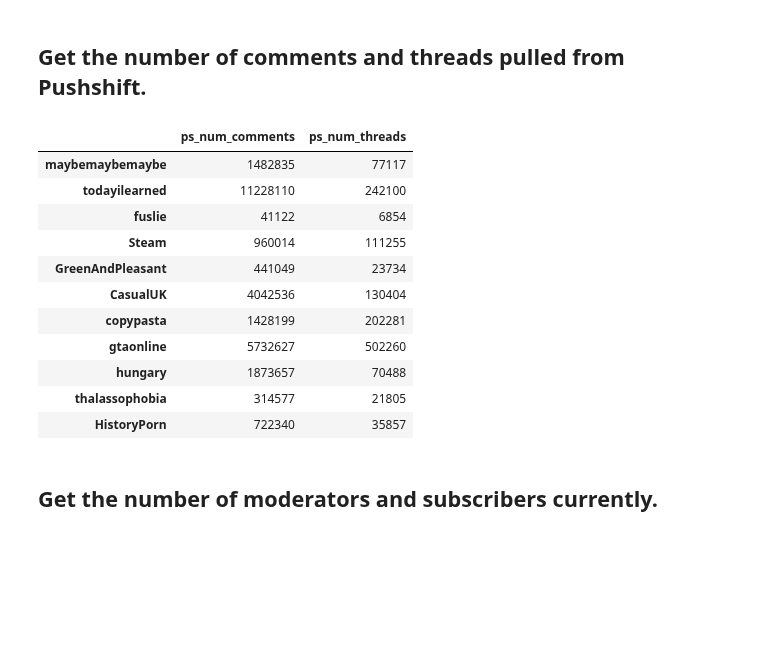
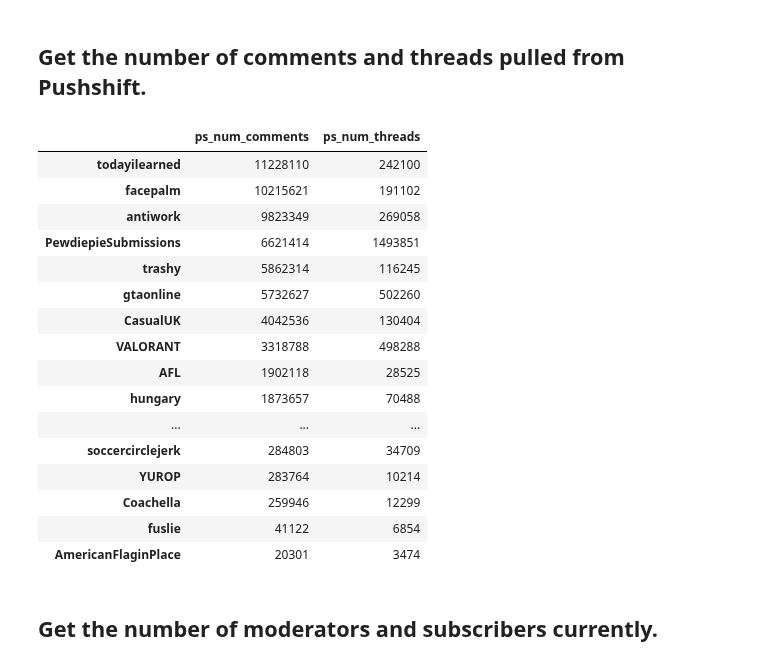
Before and after one commit to jackiec1998/resilient-communities, a Jupyter notebook: src/notebooks/new_analysis.ipynb, the cells around one changed output. Saved outputs shown, nothing was run; the diff lists cells and outputs as text; code cells hidden in the pictures; blank space fills up the shorter version.

```diff
--- a/src/notebooks/new_analysis.ipynb
+++ b/src/notebooks/new_analysis.ipynb
@@ -43,11 +45,3 @@ all_comments = client.resilient.all
 popular_snapshots = client.resilient.popular
 ps_comments = client.pushshift_comments
 ps_threads = client.pushshift_threads
-
-# Returns subreddits with complete Pushshift data.
-def get_available_subreddits():
-    return [subreddit for subreddit in open('sample.txt', 'r').read().split()
-            if subreddit in ps_comments.list_collection_names()
-            and subreddit in ps_threads.list_collection_names()]
-
-STUDY_SUBREDDITS = get_available_subreddits()
@@ -66,0 +51,32 @@ To get more data points, you can either get more historical data from Pushshift
+# %%
+# Returns subreddits with complete Pushshift data.
+def get_available_subreddits():
+
+    with open('logs/collect-pushshift.log') as file:
+        current_subreddit = file.read().split('\n')[-2].split(' ')[4][2:]
+
+    return [subreddit for subreddit in open('sample.txt', 'r').read().split()
+            if subreddit in ps_comments.list_collection_names()
+            and subreddit in ps_threads.list_collection_names()
+            and subreddit != current_subreddit]
+
+def display_dataframe(df, column_list, ignore_remainder=False):
+    remaining_columns = set(df.columns)
+    all_columns = [column for sub_list in column_list for column in sub_list]
+
+    for column in all_columns:
+        assert column in df.columns.to_list(), f'{column} is not in data frame columns.'
+
+    for columns in column_list:
+        display(df[columns])
+        remaining_columns -= set(columns)
+
+    if all_columns != {} and not ignore_remainder:
+        display(df[list(remaining_columns)])
+
+    display(df.dtypes.to_frame().rename(columns={0: 'Type'}))
+
+def get_fullnames(thread_ids):
+    return ['t3_' + thread for thread in thread_ids]
+
+STUDY_SUBREDDITS = get_available_subreddits()
@@ -438,30 +440,37 @@ Similarly, to get more data points, query more Pushshift historical data.
 # %%
 def get_pushshift_counts(subreddits):
     pushshift = {}
 
     for subreddit in subreddits:
         pushshift[subreddit] = {
             'ps_num_comments': ps_comments[subreddit].estimated_document_count(),
             'ps_num_threads': ps_threads[subreddit].estimated_document_count()
         }
 
-    return pd.DataFrame.from_dict(pushshift, orient='index')
+    return pd.DataFrame.from_dict(pushshift, orient='index') \
+        .sort_values(by='ps_num_comments', ascending=False)
+
 
 ps_counts = get_pushshift_counts(STUDY_SUBREDDITS)
 ps_counts
 # %% [output]
 |  | ps_num_comments | ps_num_threads |
-| maybemaybemaybe | 1482835 | 77117 |
 | todayilearned | 11228110 | 242100 |
+| facepalm | 10215621 | 191102 |
+| antiwork | 9823349 | 269058 |
+| PewdiepieSubmissions | 6621414 | 1493851 |
+| trashy | 5862314 | 116245 |
+| gtaonline | 5732627 | 502260 |
+| CasualUK | 4042536 | 130404 |
+| VALORANT | 3318788 | 498288 |
+| AFL | 1902118 | 28525 |
+| hungary | 1873657 | 70488 |
+| ... | ... | ... |
+| soccercirclejerk | 284803 | 34709 |
+| YUROP | 283764 | 10214 |
+| Coachella | 259946 | 12299 |
 | fuslie | 41122 | 6854 |
-| Steam | 960014 | 111255 |
-| GreenAndPleasant | 441049 | 23734 |
-| CasualUK | 4042536 | 130404 |
-| copypasta | 1428199 | 202281 |
-| gtaonline | 5732627 | 502260 |
-| hungary | 1873657 | 70488 |
-| thalassophobia | 314577 | 21805 |
-| HistoryPorn | 722340 | 35857 |
+| AmericanFlaginPlace | 20301 | 3474 |
 # %% [markdown]
 ## Get the number of moderators and subscribers currently.
 # %%
```
Also changed, not shown: parts of 28 cells of this notebook, 9 other files.
